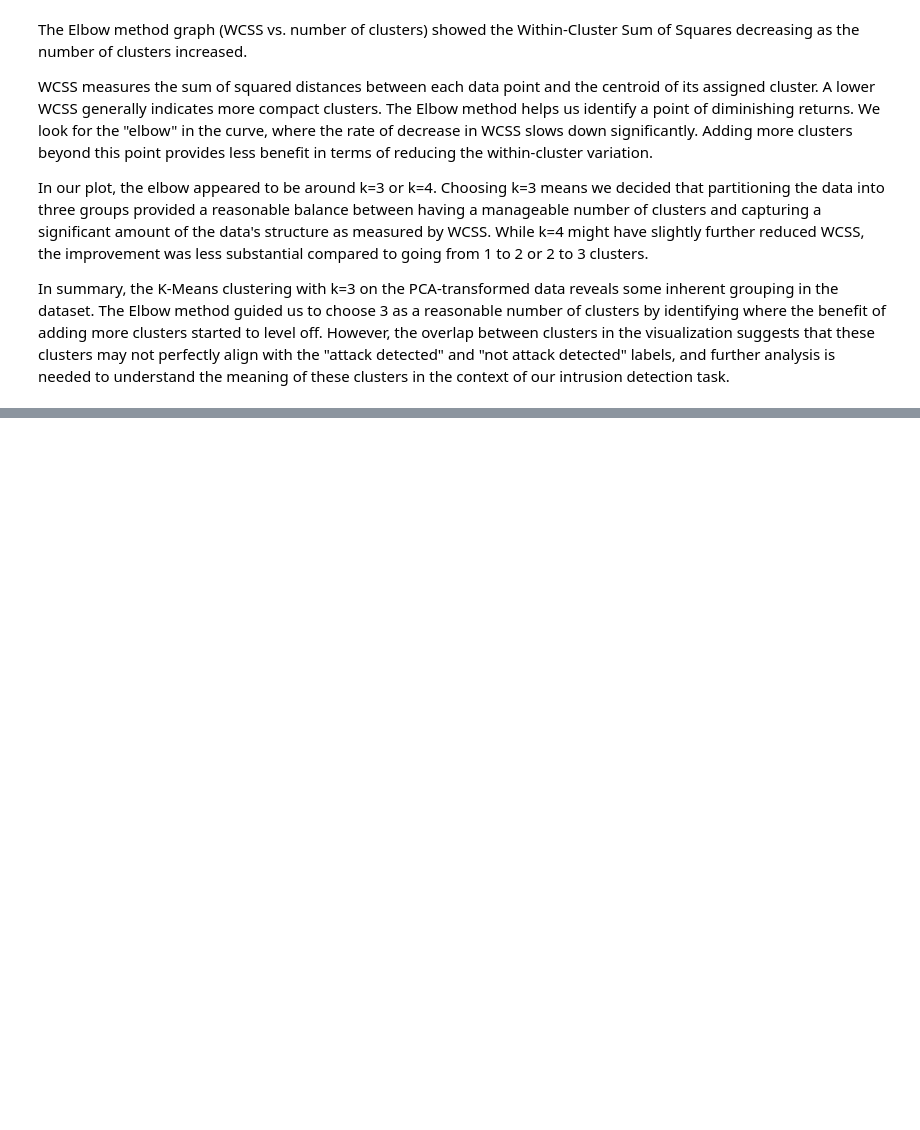
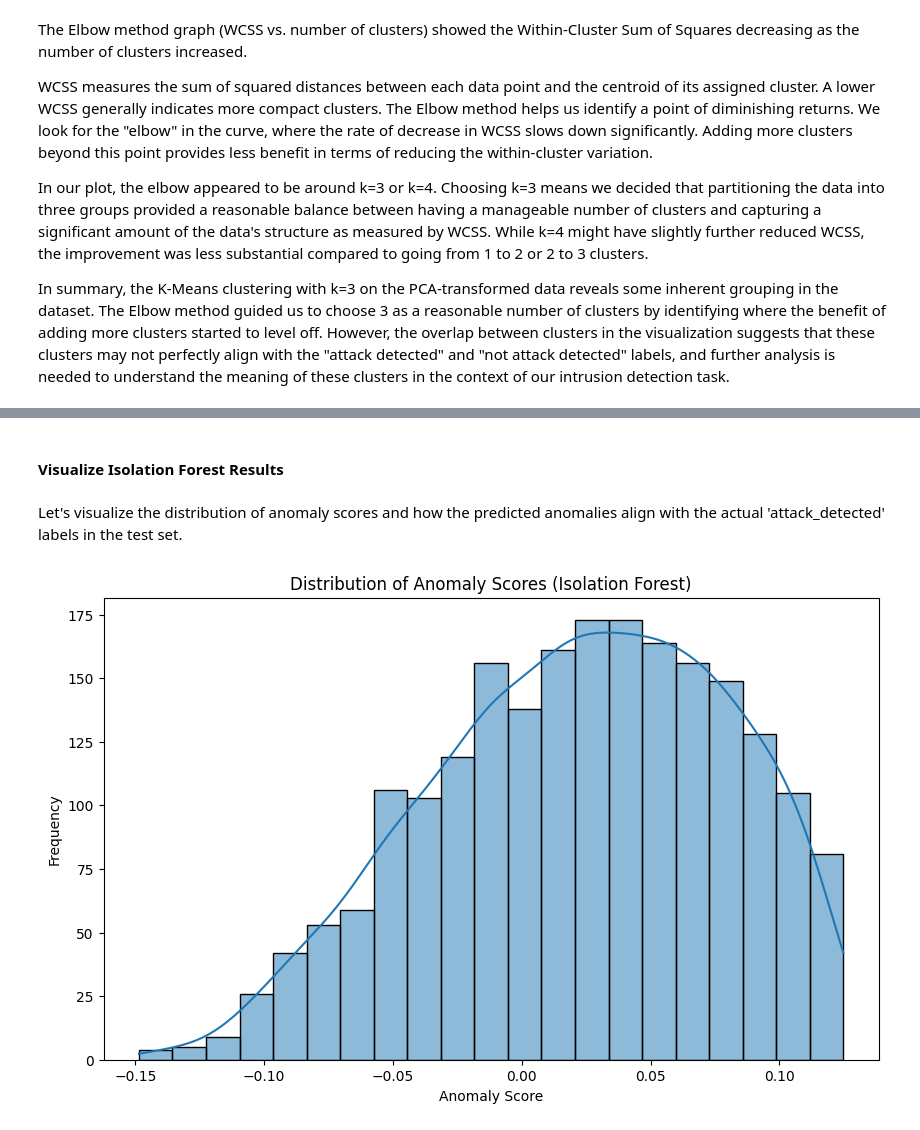
Before and after one commit to aminayusif/Intrudex, a Jupyter notebook: Intrudex_Cybersecurity_Intrusion_Detection_Analysis.ipynb, the cells around one changed output, grey strips where cells are left out. Drawn from its saved outputs; the diff is of its cells as text; code cells hidden in the pictures; blank space fills up the shorter version.

Commit message:
Apply Isolation Forest for anomaly detection and perform SHAP analysis

```diff
--- a/Intrudex_Cybersecurity_Intrusion_Detection_Analysis.ipynb
+++ b/Intrudex_Cybersecurity_Intrusion_Detection_Analysis.ipynb
@@ -1008,0 +1013,26 @@ In summary, the K-Means clustering with k=3 on the PCA-transformed data reveals
+# %%
+from sklearn.ensemble import IsolationForest
+
+# Initialize Isolation Forest model
+# contamination='auto' lets the model decide the proportion of outliers in the data.
+# Consider adjusting contamination based on domain knowledge if available.
+isolation_forest = IsolationForest(contamination='auto', random_state=42)
+
+# Fit the model to the training data
+# Note: Isolation Forest is typically trained on the 'normal' data if available to learn the profile of normal instances.
+# Since we don't have a separate 'normal' dataset, we'll fit it on the entire training data.
+# The 'decision_function' method will give us anomaly scores. Lower scores indicate higher anomaly likelihood.
+isolation_forest.fit(X_train)
+
+# Predict anomaly scores on the test data
+anomaly_scores = isolation_forest.decision_function(X_test)
+
+# Predict anomalies (returns -1 for outliers and 1 for inliers)
+predictions = isolation_forest.predict(X_test)
+
+# Add anomaly scores and predictions to the test data for analysis
+X_test_with_scores = X_test.copy()
+X_test_with_scores['anomaly_score'] = anomaly_scores
+X_test_with_scores['anomaly_prediction'] = predictions
+
+display(X_test_with_scores.head())
@@ -1008,0 +1046,14 @@ In summary, the K-Means clustering with k=3 on the PCA-transformed data reveals
+# %% [markdown]
+#### Visualize Isolation Forest Results
+# %% [markdown]
+Let's visualize the distribution of anomaly scores and how the predicted anomalies align with the actual 'attack_detected' labels in the test set.
+# %%
+# Visualize the distribution of anomaly scores
+plt.figure(figsize=(10, 6))
+sns.histplot(X_test_with_scores['anomaly_score'], kde=True)
+plt.title('Distribution of Anomaly Scores (Isolation Forest)')
+plt.xlabel('Anomaly Score')
+plt.ylabel('Frequency')
+plt.show()
+# %% [output]
+[figure, added]
```
Also changed, not shown: parts of 25 cells of this notebook.
